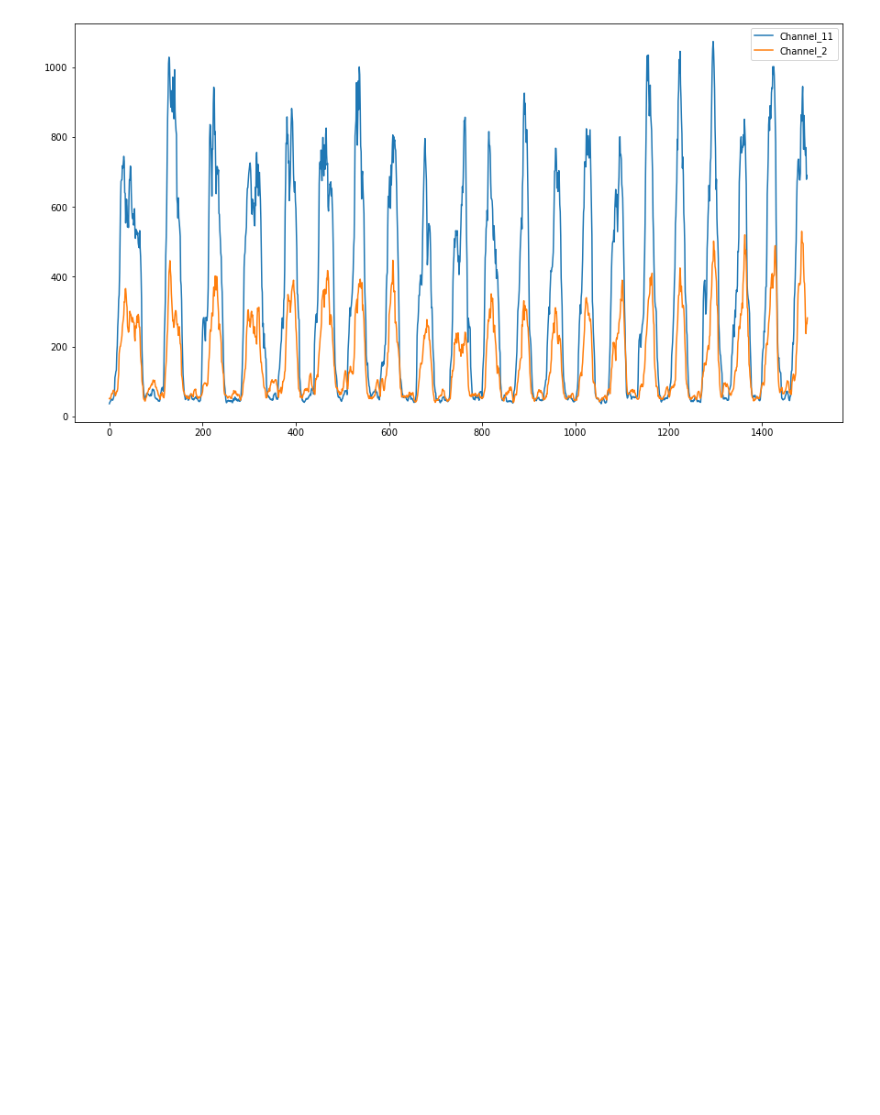
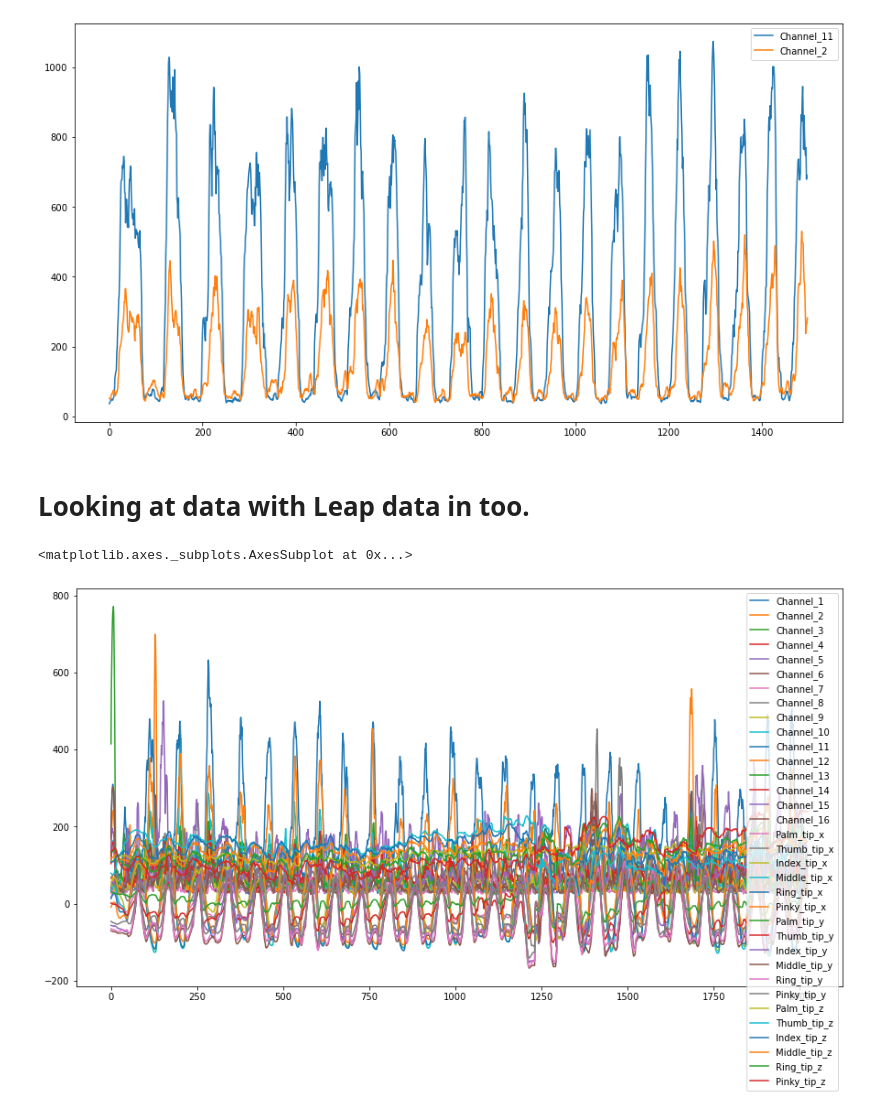
Before and after one commit to PerlinWarp/NeuroLeap, a Jupyter notebook: Notebooks/DualDataCheck.ipynb, the cells around one changed output. Saved outputs shown, nothing was run; the diff lists cells and outputs as text; code cells hidden in the pictures; blank space fills up the shorter version.

Commit message:
Checkpoint: Added dual myo + leap data

```diff
--- a/Notebooks/DualDataCheck.ipynb
+++ b/Notebooks/DualDataCheck.ipynb
@@ -105,3 +105,16 @@ df[['Channel_11', 'Channel_2']].plot()
 # %% [output]
 <matplotlib.axes._subplots.AxesSubplot at 0x...>
 [figure]
+# %% [markdown]
+# Looking at data with Leap data in too.
+# %%
+df = pd.read_csv("../data/dual_emg_leap.csv")
+# %%
+import matplotlib
+
+matplotlib.rc('figure', figsize=(15, 8))
+
+df.plot()
+# %% [output]
+<matplotlib.axes._subplots.AxesSubplot at 0x...>
+[figure, added]
```
Also changed, not shown: parts of 4 cells of this notebook, 4 other files.
